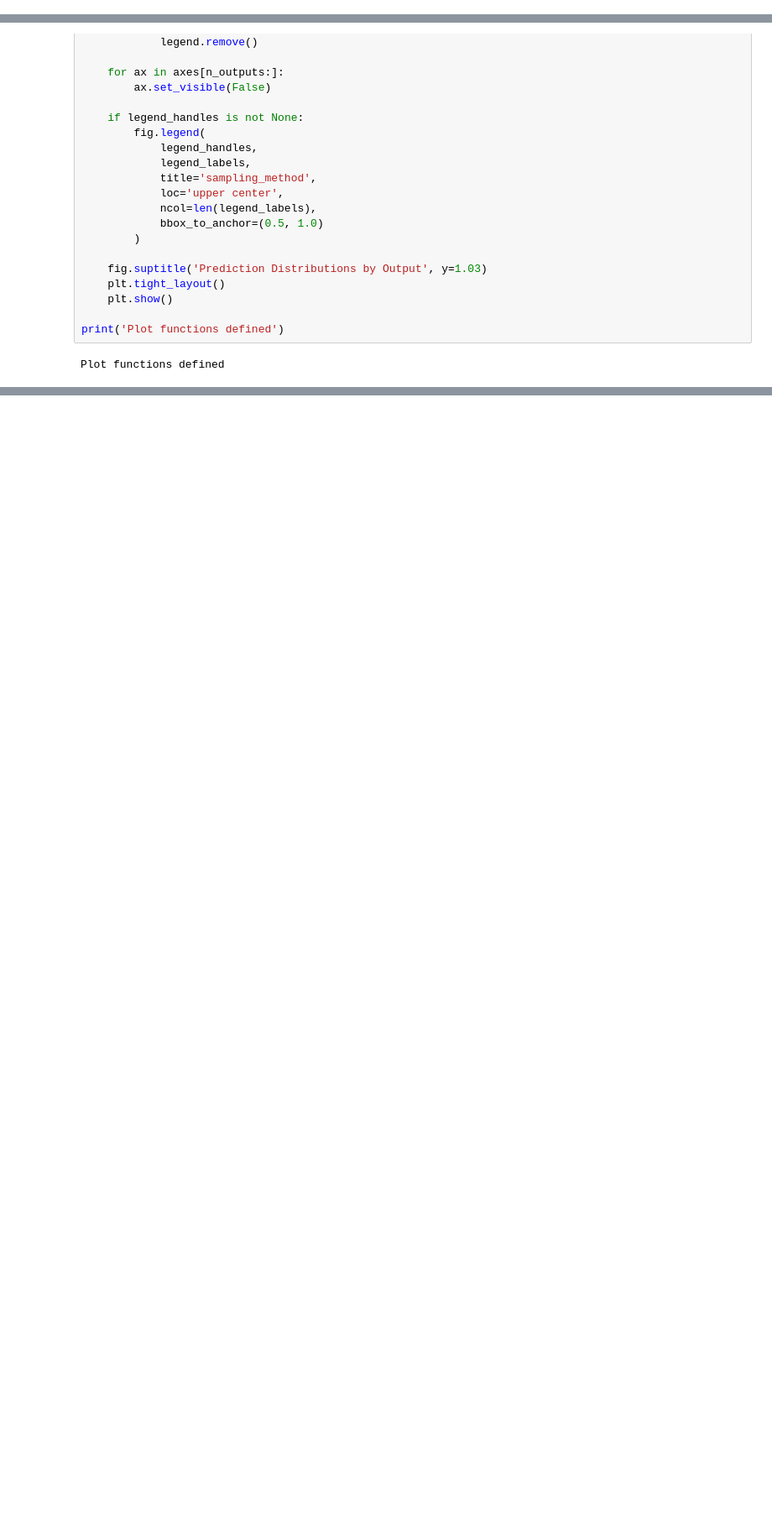
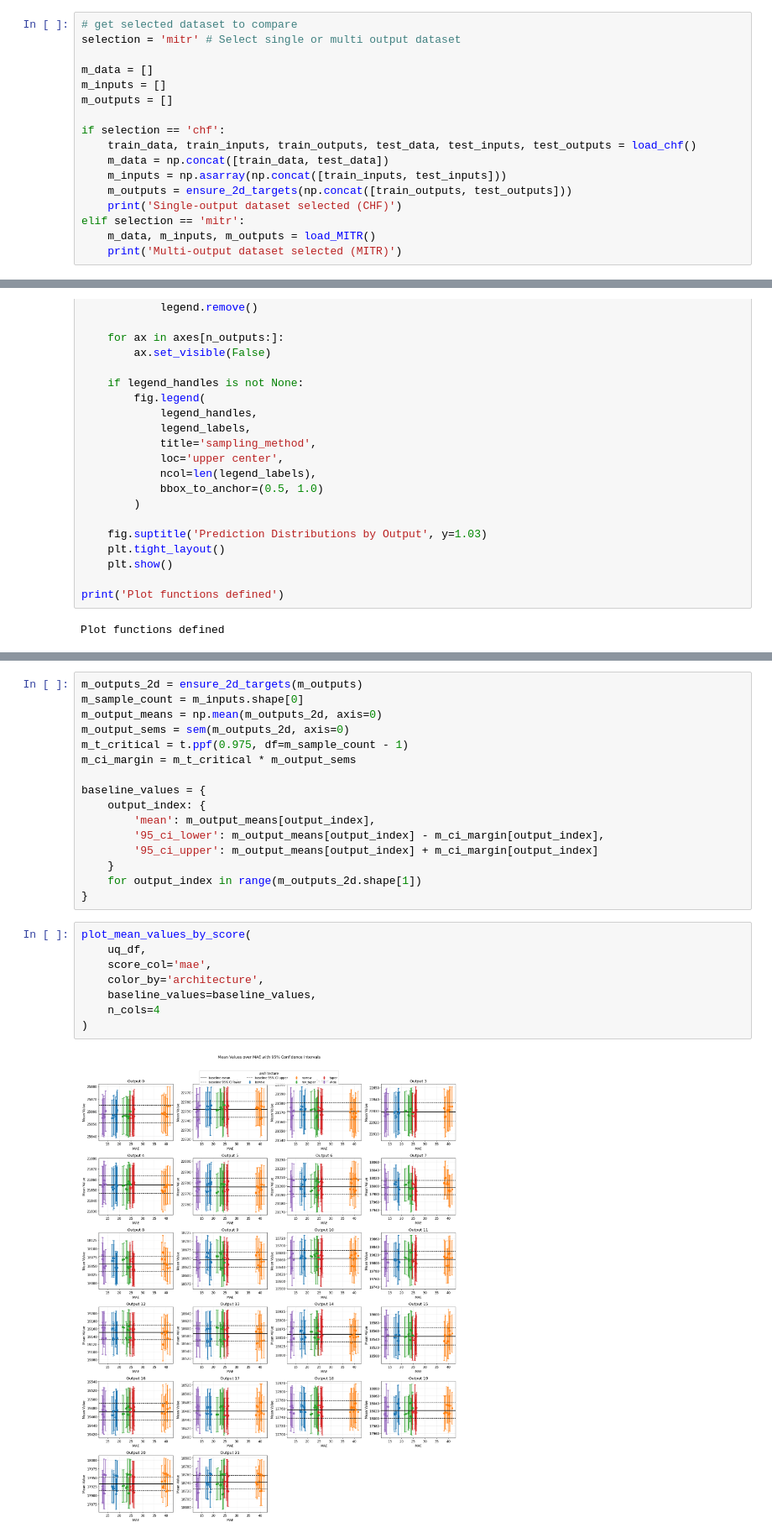
Before and after one commit to dayton2/pymaise_final_project, a Jupyter notebook: final_project_tasks.ipynb, the cells around one changed output, grey strips where cells are left out. Shown at 84% size. Drawn from its saved outputs; the diff is of its cells as text; blank space fills up the shorter version.

```diff
--- a/final_project_tasks.ipynb
+++ b/final_project_tasks.ipynb
@@ -592 +617,18 @@ print('Data successfully read')
 Data successfully read
+# %%
+# get selected dataset to compare
+selection = 'mitr' # Select single or multi output dataset
+
+m_data = []
+m_inputs = []
+m_outputs = []
+
+if selection == 'chf':
+    train_data, train_inputs, train_outputs, test_data, test_inputs, test_outputs = load_chf()
+    m_data = np.concat([train_data, test_data])
+    m_inputs = np.asarray(np.concat([train_inputs, test_inputs]))
+    m_outputs = ensure_2d_targets(np.concat([train_outputs, test_outputs]))
+    print('Single-output dataset selected (CHF)')
+elif selection == 'mitr':
+    m_data, m_inputs, m_outputs = load_MITR()
+    print('Multi-output dataset selected (MITR)')
@@ -798,0 +981,26 @@ plot_prediction_distributions_by_output(p_df)
+# %%
+m_outputs_2d = ensure_2d_targets(m_outputs)
+m_sample_count = m_inputs.shape[0]
+m_output_means = np.mean(m_outputs_2d, axis=0)
+m_output_sems = sem(m_outputs_2d, axis=0)
+m_t_critical = t.ppf(0.975, df=m_sample_count - 1)
+m_ci_margin = m_t_critical * m_output_sems
+
+baseline_values = {
+    output_index: {
+        'mean': m_output_means[output_index],
+        '95_ci_lower': m_output_means[output_index] - m_ci_margin[output_index],
+        '95_ci_upper': m_output_means[output_index] + m_ci_margin[output_index]
+    }
+    for output_index in range(m_outputs_2d.shape[1])
+}
+# %%
+plot_mean_values_by_score(
+    uq_df,
+    score_col='mae',
+    color_by='architecture',
+    baseline_values=baseline_values,
+    n_cols=4
+)
+# %% [output]
+[figure, added]
```
Also changed, not shown: parts of 16 cells of this notebook, 2 other files.
